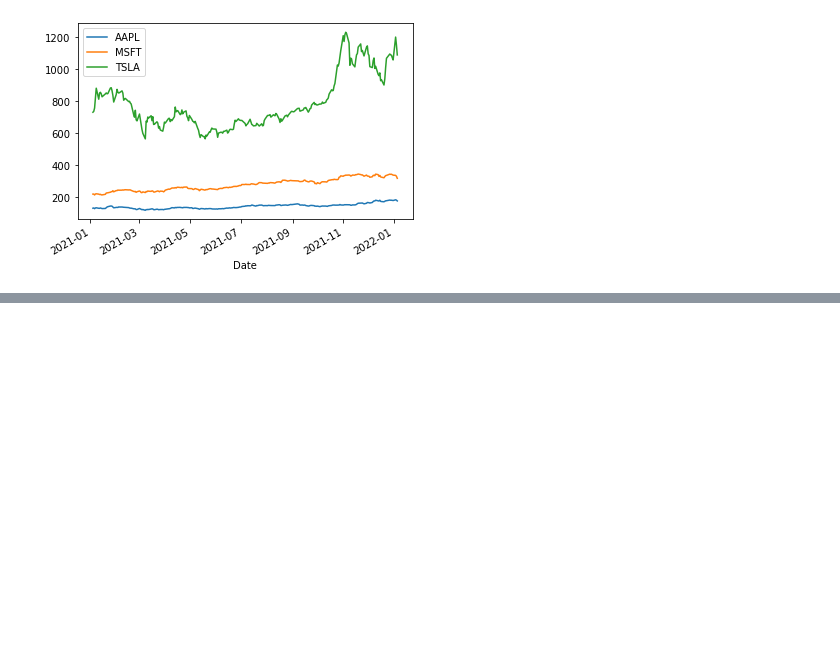
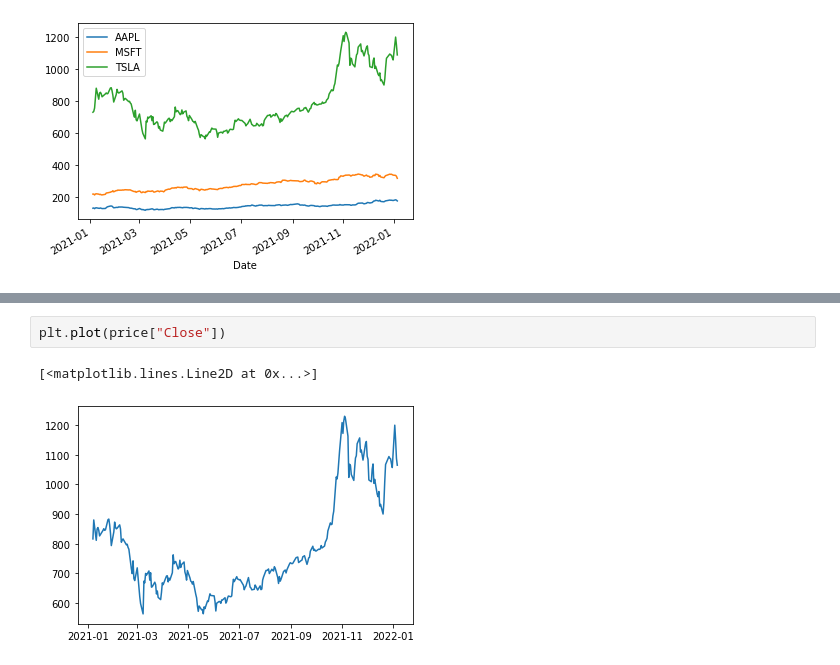
Before and after one commit to luislerma5593/Learning, a Jupyter notebook: Python/Python_for_finance.ipynb, the cells around one changed output, grey strips where cells are left out. Saved outputs shown, nothing was run; the diff lists cells and outputs as text; blank space fills up the shorter version.

```diff
--- a/Python/Python_for_finance.ipynb
+++ b/Python/Python_for_finance.ipynb
@@ -452,0 +498,5 @@ Date
+# %%
+plt.plot(price["Close"])
+# %% [output]
+[<matplotlib.lines.Line2D at 0x...>]
+[figure, added]
```
Also changed, not shown: parts of 32 cells of this notebook, 2 other files.
